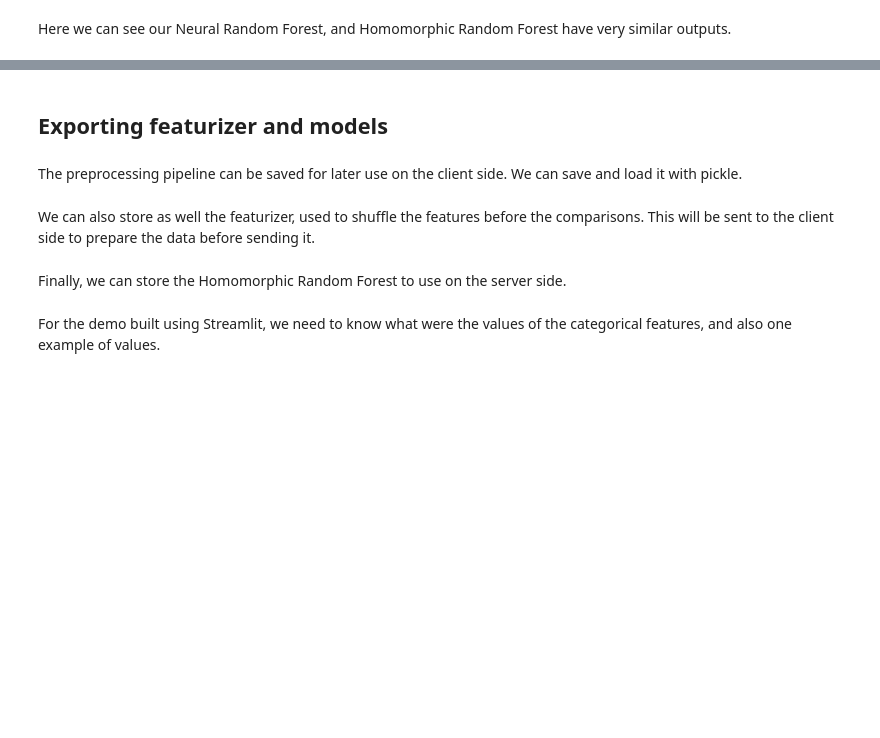
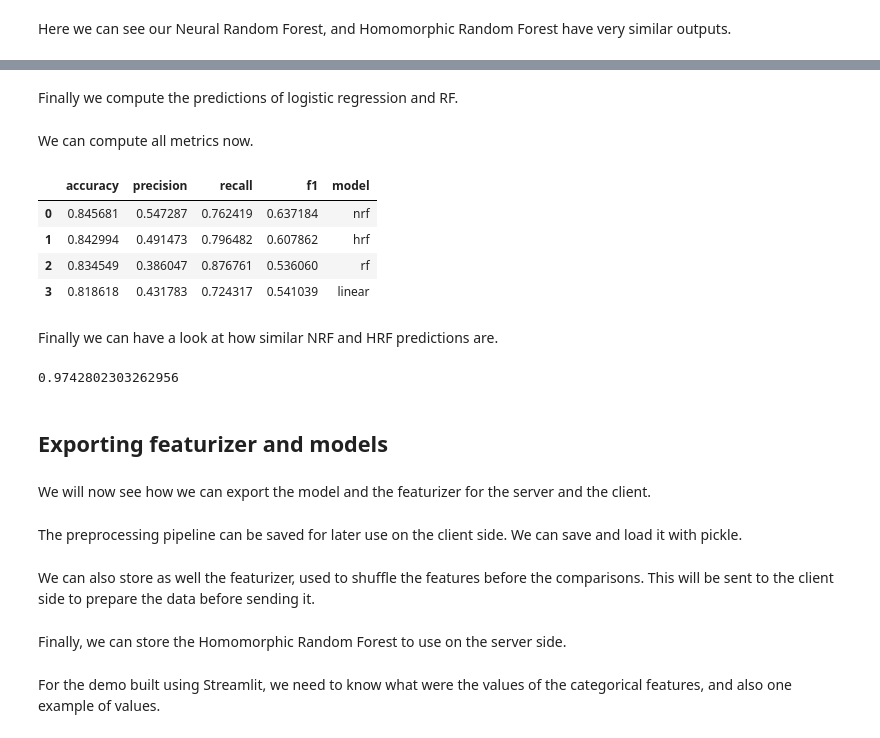
Before and after one commit to dhuynh95/cryptotree, a Jupyter notebook: examples/adult_income/adult_income.ipynb, the cells around one changed output, grey strips where cells are left out. Saved outputs shown, nothing was run; the diff lists cells and outputs as text; code cells hidden in the pictures; blank space fills up the shorter version.

```diff
--- a/examples/adult_income/adult_dataset.ipynb
+++ b/examples/adult_income/adult_income.ipynb
@@ -361,0 +403,52 @@ Here we can see our Neural Random Forest, and Homomorphic Random Forest have ver
+# %%
+outputs = []
+
+for x,y in valid_dl:
+    with torch.no_grad():
+        pred = model(x)
+    outputs.append(pred)
+
+nrf_pred = torch.cat(outputs).argmax(dim=1).numpy()
+# %% [markdown]
+Finally we compute the predictions of logistic regression and RF.
+# %%
+from sklearn.linear_model import LogisticRegression
+
+linear = LogisticRegression()
+linear.fit(X_train_normalized, y_train)
+
+# We compute the linear preds
+linear_pred = linear.predict(X_valid_normalized)
+
+# We compute the random forest predictions
+rf_pred = rf.predict(X_valid_normalized)
+# %% [markdown]
+We can compute all metrics now.
+# %%
+from sklearn.metrics import accuracy_score, precision_score, recall_score, f1_score
+
+def compute_metrics(pred, y):
+    """Computes all the metrics between predictions and real values"""
+    accuracy = accuracy_score(pred,y)
+    precision = precision_score(pred,y)
+    recall = recall_score(pred,y)
+    f1 = f1_score(pred, y)
+    return dict(accuracy=accuracy, precision=precision, recall=recall, f1=f1)
+
+models = dict(nrf=nrf_pred, hrf=hrf_pred, rf=rf_pred, linear=linear_pred)
+
+outputs = []
+for name, pred in models.items():
+    metrics = compute_metrics(pred, y_valid)
+    metrics["model"] = name
+    outputs.append(metrics)
+# %%
+outputs = pd.DataFrame(outputs)
+# %%
+outputs
+# %% [output]
+|  | accuracy | precision | recall | f1 | model |
+| 0 | 0.845681 | 0.547287 | 0.762419 | 0.637184 | nrf |
+| 1 | 0.842994 | 0.491473 | 0.796482 | 0.607862 | hrf |
+| 2 | 0.834549 | 0.386047 | 0.876761 | 0.536060 | rf |
+| 3 | 0.818618 | 0.431783 | 0.724317 | 0.541039 | linear |
@@ -362,5 +457,13 @@ Here we can see our Neural Random Forest, and Homomorphic Random Forest have ver
+# %% [markdown]
+Finally we can have a look at how similar NRF and HRF predictions are.
+# %%
+(nrf_pred == hrf_pred).mean()
+# %% [output]
+0.9742802303262956
 # %% [markdown]
 ## Exporting featurizer and models
+# %% [markdown]
+We will now see how we can export the model and the featurizer for the server and the client.
 # %% [markdown]
 The preprocessing pipeline can be saved for later use on the client side. We can save and load it with pickle.
 # %%
```
Also changed, not shown: parts of 18 cells of this notebook, 16 other files.
